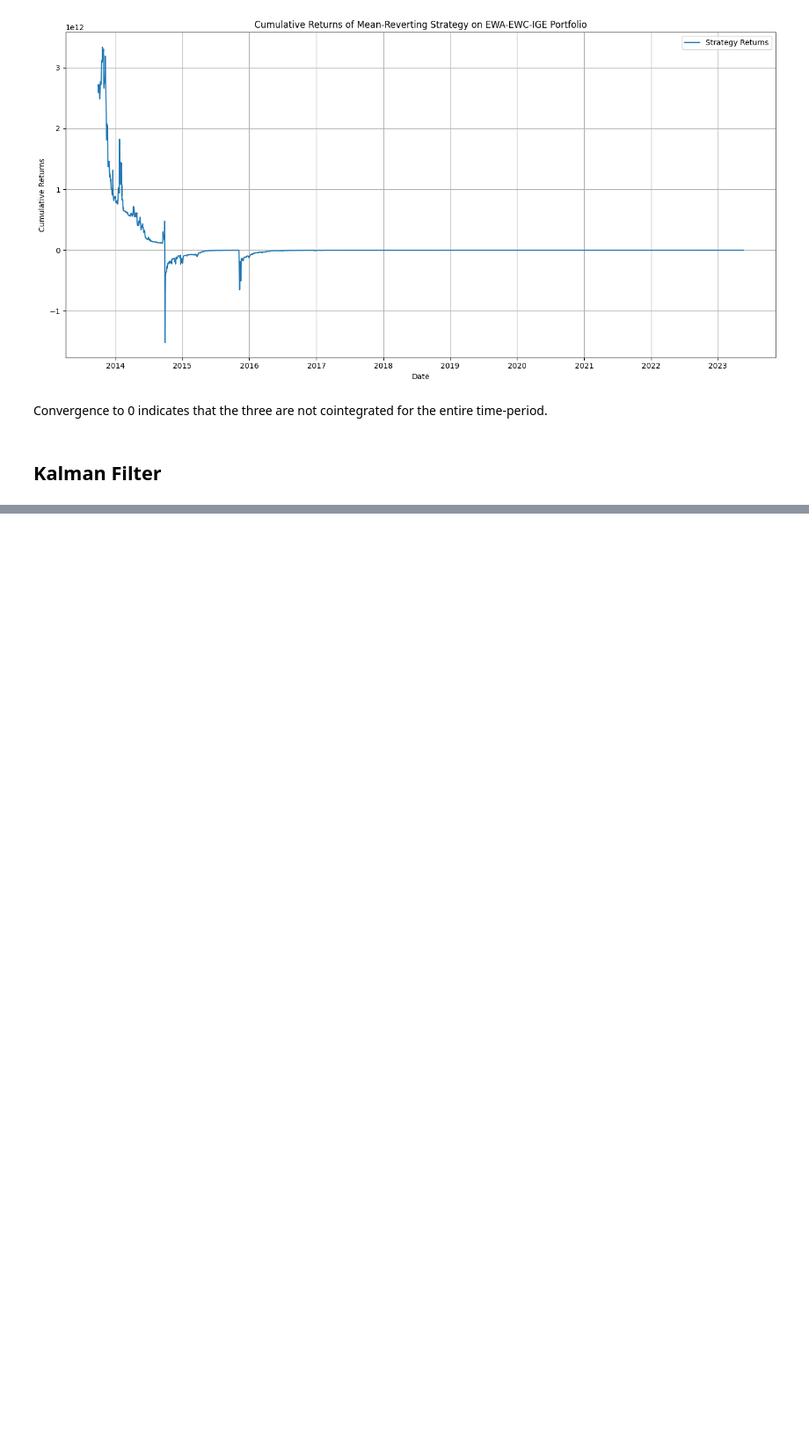
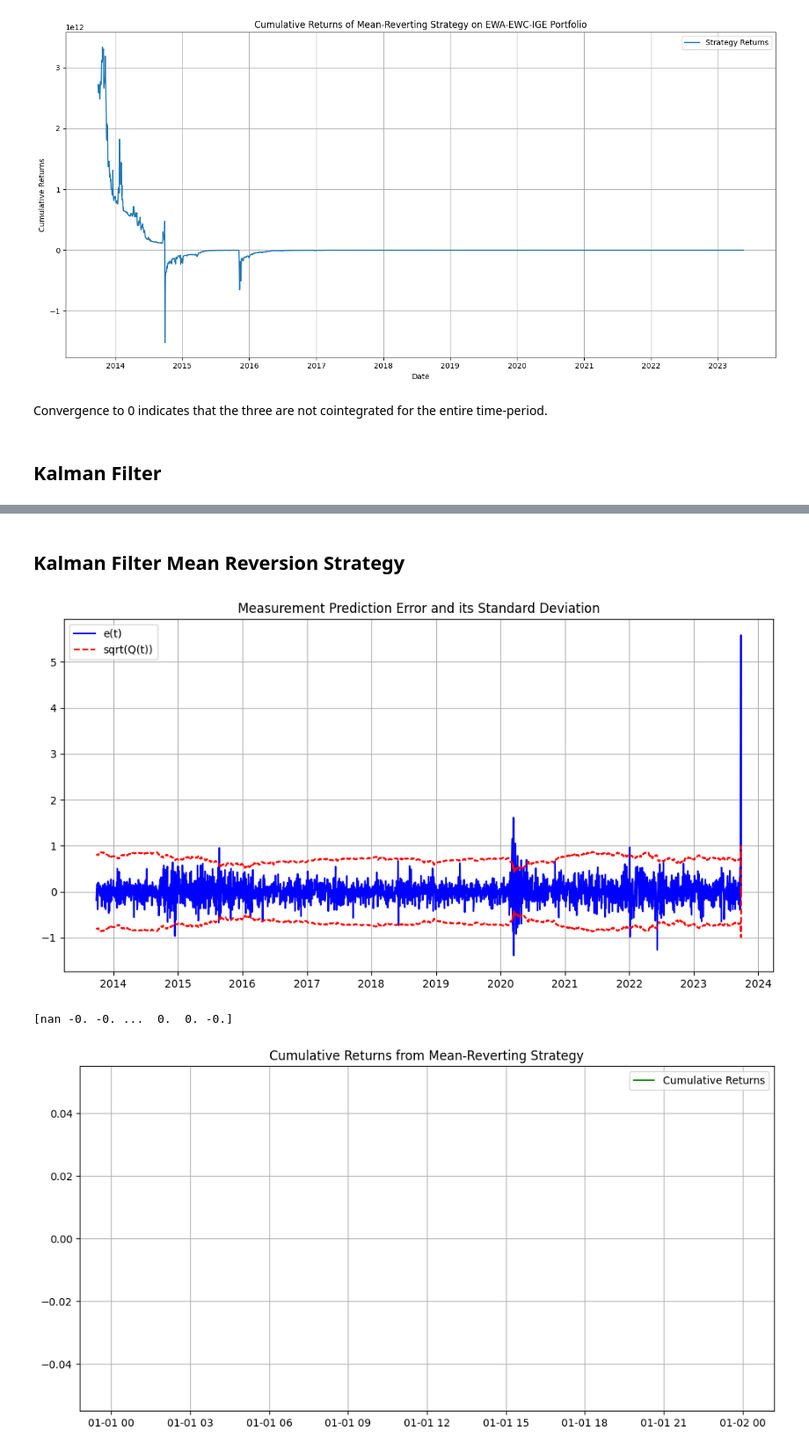
Before and after one commit to arjunmahesh1/Algo-Trading-Strategies-Practice, a Jupyter notebook: cointegration.ipynb, the cells around one changed output, grey strips where cells are left out. Shown: that part at 88% size. Cells and saved outputs as stored; diff of their text form; code cells hidden in the pictures; blank space fills up the shorter version.

```diff
--- a/cointegration.ipynb
+++ b/cointegration.ipynb
@@ -277,0 +293,42 @@ plt.show()
+# %% [markdown]
+## Kalman Filter Mean Reversion Strategy
+# %%
+# Entry and Exit Signals
+longsEntry = e_values < -np.sqrt(Q_values)
+longsExit = e_values > -np.sqrt(Q_values)
+shortsEntry = e_values > np.sqrt(Q_values)
+shortsExit = e_values < np.sqrt(Q_values)
+
+# Plot e(t) and standard deviation
+plt.figure(figsize=(12, 6))
+plt.plot(EWAdf['Date'], e_values, label='e(t)', color='blue')
+plt.plot(EWAdf['Date'], np.sqrt(Q_values), label='sqrt(Q(t))', linestyle='--', color='red')
+plt.plot(EWAdf['Date'], -np.sqrt(Q_values), linestyle='--', color='red')
+plt.title('Measurement Prediction Error and its Standard Deviation')
+plt.legend()
+plt.grid(True)
+plt.show()
+
+# Strategy
+positions = np.zeros(T)
+positions[longsEntry] = 1
+positions[shortsEntry] = -1
+positions[longsExit] = 0
+positions[shortsExit] = 0
+positions = pd.Series(positions).fillna(method='ffill').values
+
+returns = positions * (EWCdf['Close'].pct_change().values - beta[1, :] * EWAdf['Close'].pct_change().values)
+
+cum_returns = np.cumsum(returns)
+
+# Plot cumulative returns
+plt.figure(figsize=(12, 6))
+plt.plot(EWAdf['Date'], cum_returns, label='Cumulative Returns', color='green')
+plt.title('Cumulative Returns from Mean-Reverting Strategy')
+plt.grid(True)
+plt.legend()
+plt.show()
+# %% [output]
+[figure, added]
+[nan -0. -0. ...  0.  0. -0.]
+[figure, added]
```
Also changed, not shown: parts of 1 cell of this notebook.
